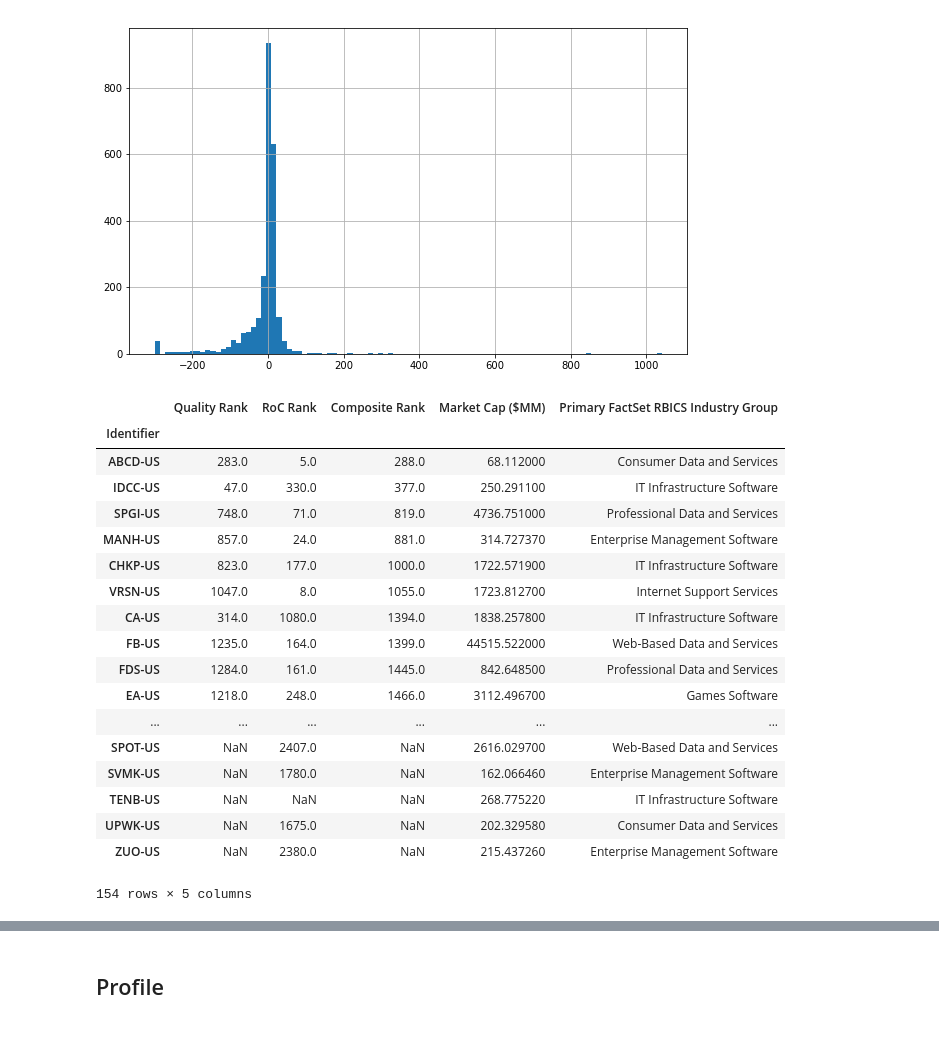
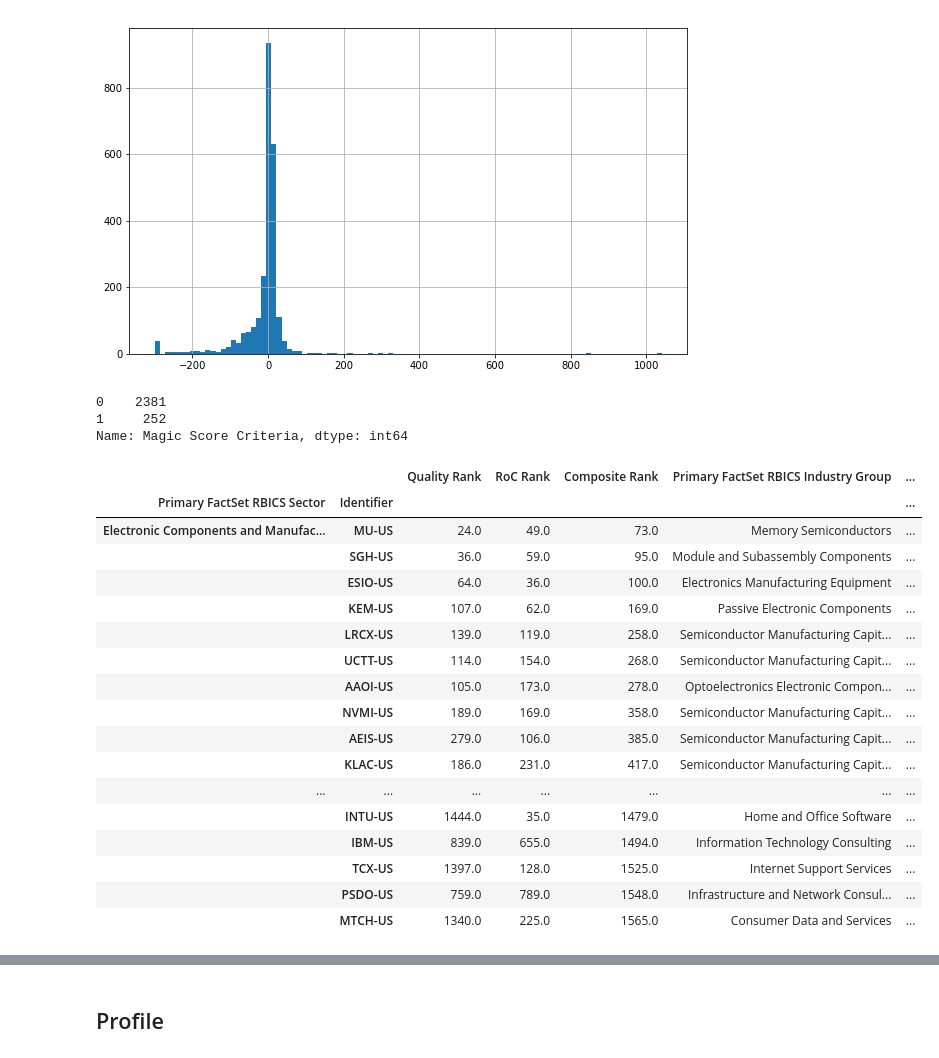
Before and after one commit to JakeColor/magic-formula, a Jupyter notebook: scanner.ipynb, the cells around one changed output, grey strips where cells are left out. Saved outputs shown, nothing was run; the diff lists cells and outputs as text; code cells hidden in the pictures.

Commit message:
added magic score criteria by sector to scanner notebook

```diff
--- a/scanner.ipynb
+++ b/scanner.ipynb
@@ -53,29 +54,46 @@ uni['RoC Rank'] = uni['Return on Average Invested Capital'].rank(ascending=False
 uni['Composite Rank'] = uni['Quality Rank'] + uni['RoC Rank']
 
 _rank_cols = ['Quality Rank','RoC Rank','Composite Rank']
+# %%
+# scan logic
+def criteria(df):
+    n = df.shape[0]
+    df['Magic Score Criteria'] = 0
+    df = df.sort_values('Composite Rank', ascending=True)
+    df.loc[:(n//10),'Magic Score Criteria'] = 1
+
+    return df
+
+
+uni = uni.groupby(['Primary FactSet RBICS Sector']).apply(criteria)
+# %%
+uni['Magic Score Criteria'].value_counts()
+# %% [output]
+0    2381
+1     252
+Name: Magic Score Criteria, dtype: int64
+# %%
+uni_criteria = uni[uni['Magic Score Criteria']==1]
 # %%
-uni.loc[(uni['Primary FactSet RBICS Sector']=='Software and Consulting') & \
-        (~uni['Primary FactSet RBICS Industry Group'].str.contains('Consulting')) & \
-        (uni['Market Cap ($MM)']>50),
-        _rank_cols + ['Market Cap ($MM)', 'Primary FactSet RBICS Industry Group']]\
-   .sort_values(_rank_cols[-1])
+uni_criteria.loc[(uni['Primary FactSet RBICS Economy']=='Technology'),
+                 _rank_cols + \
+                 ['Primary FactSet RBICS Industry Group','Market Cap ($MM)']]
 # %% [output]
-|  | Quality Rank | RoC Rank | Composite Rank | Market Cap ($MM) | Primary FactSet RBICS Industry Group |
-| Identifier |  |  |  |  |  |
-| ABCD-US | 283.0 | 5.0 | 288.0 | 68.112000 | Consumer Data and Services |
-| IDCC-US | 47.0 | 330.0 | 377.0 | 250.291100 | IT Infrastructure Software |
-| SPGI-US | 748.0 | 71.0 | 819.0 | 4736.751000 | Professional Data and Services |
-| MANH-US | 857.0 | 24.0 | 881.0 | 314.727370 | Enterprise Management Software |
-| CHKP-US | 823.0 | 177.0 | 1000.0 | 1722.571900 | IT Infrastructure Software |
-| VRSN-US | 1047.0 | 8.0 | 1055.0 | 1723.812700 | Internet Support Services |
-| CA-US | 314.0 | 1080.0 | 1394.0 | 1838.257800 | IT Infrastructure Software |
-| FB-US | 1235.0 | 164.0 | 1399.0 | 44515.522000 | Web-Based Data and Services |
-| FDS-US | 1284.0 | 161.0 | 1445.0 | 842.648500 | Professional Data and Services |
-| EA-US | 1218.0 | 248.0 | 1466.0 | 3112.496700 | Games Software |
-| ... | ... | ... | ... | ... | ... |
-| SPOT-US | NaN | 2407.0 | NaN | 2616.029700 | Web-Based Data and Services |
-| SVMK-US | NaN | 1780.0 | NaN | 162.066460 | Enterprise Management Software |
-| TENB-US | NaN | NaN | NaN | 268.775220 | IT Infrastructure Software |
-| UPWK-US | NaN | 1675.0 | NaN | 202.329580 | Consumer Data and Services |
-| ZUO-US | NaN | 2380.0 | NaN | 215.437260 | Enterprise Management Software |
+|  |  | Quality Rank | RoC Rank | Composite Rank | Primary FactSet RBICS Industry Group | ... |
+| Primary FactSet RBICS Sector | Identifier |  |  |  |  | ... |
+| Electronic Components and Manufac... | MU-US | 24.0 | 49.0 | 73.0 | Memory Semiconductors | ... |
+|  | SGH-US | 36.0 | 59.0 | 95.0 | Module and Subassembly Components | ... |
+|  | ESIO-US | 64.0 | 36.0 | 100.0 | Electronics Manufacturing Equipment | ... |
+|  | KEM-US | 107.0 | 62.0 | 169.0 | Passive Electronic Components | ... |
+|  | LRCX-US | 139.0 | 119.0 | 258.0 | Semiconductor Manufacturing Capit... | ... |
+|  | UCTT-US | 114.0 | 154.0 | 268.0 | Semiconductor Manufacturing Capit... | ... |
+|  | AAOI-US | 105.0 | 173.0 | 278.0 | Optoelectronics Electronic Compon... | ... |
+|  | NVMI-US | 189.0 | 169.0 | 358.0 | Semiconductor Manufacturing Capit... | ... |
+|  | AEIS-US | 279.0 | 106.0 | 385.0 | Semiconductor Manufacturing Capit... | ... |
+|  | KLAC-US | 186.0 | 231.0 | 417.0 | Semiconductor Manufacturing Capit... | ... |
+| ... | ... | ... | ... | ... | ... | ... |
+|  | INTU-US | 1444.0 | 35.0 | 1479.0 | Home and Office Software | ... |
+|  | IBM-US | 839.0 | 655.0 | 1494.0 | Information Technology Consulting | ... |
+|  | TCX-US | 1397.0 | 128.0 | 1525.0 | Internet Support Services | ... |
+|  | PSDO-US | 759.0 | 789.0 | 1548.0 | Infrastructure and Network Consul... | ... |
+|  | MTCH-US | 1340.0 | 225.0 | 1565.0 | Consumer Data and Services | ... |
-154 rows × 5 columns
```
Also changed, not shown: parts of 4 cells of this notebook.
